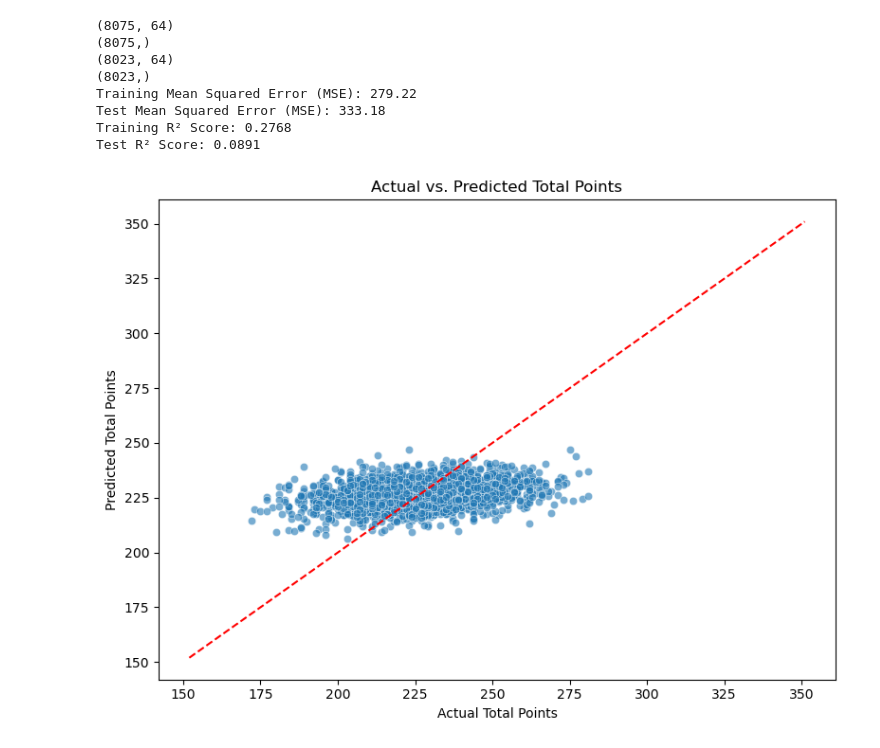
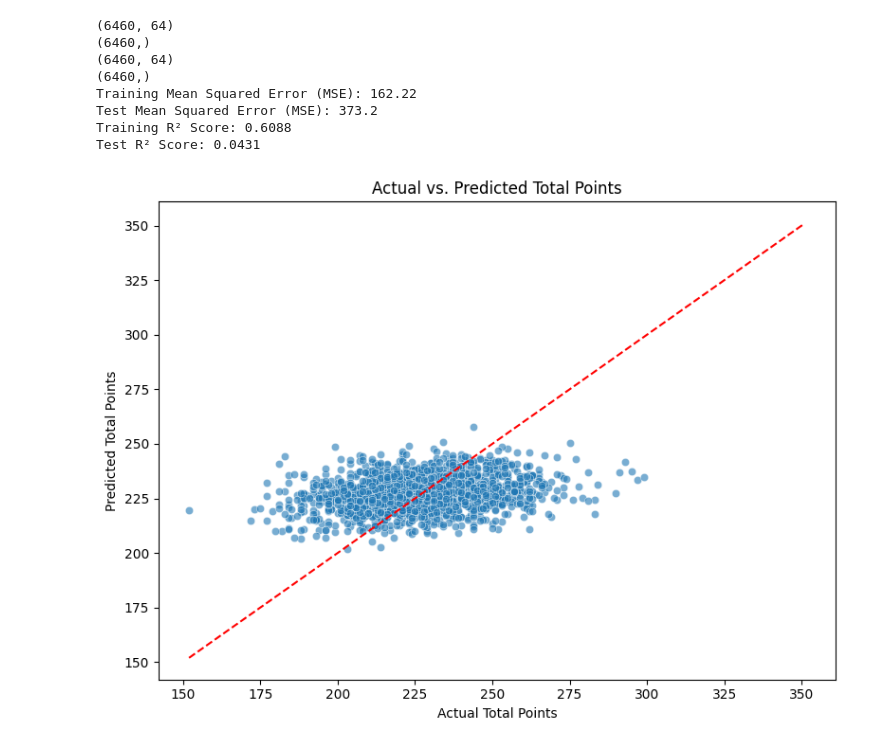
Before and after one commit to TritonEden/Oracle-Arena, a Jupyter notebook: data_extraction/pointspred_reg_final.ipynb, the cells around one changed output. Cells and saved outputs as stored; diff of their text form; code cells hidden in the pictures.

Commit message:
reseting branch to include Ryan's changes from tonight along with my model updates

```diff
--- a/data_extraction/pointspred_reg_final.ipynb
+++ b/data_extraction/pointspred_reg_final.ipynb
@@ -364,63 +376,63 @@ X_scaled = scaler.fit_transform(X)
 
 X_scaled = np.log1p(X_scaled)  # Apply log transformation to the scaled features
 
-print(X_scaled.shape)
-print(y.shape)
+# Split data into training and testing sets
+X_train, X_test, y_train, y_test = train_test_split(X_scaled, y, test_size=0.2, shuffle=False)
 
-# Apply Z-score to remove outlier scores
-y_zscore = zscore(y)
-mask = np.abs(y_zscore) < 2.8  # Create mask to remove ~50/8000 scores that are outliers
-X_scaled_filtered = X_scaled[mask]
-y_filtered = y[mask]
+print(X_train.shape)
+print(y_train.shape)
 
-print(X_scaled_filtered.shape)
-print(y_filtered.shape)
+# Apply Z-score to remove outlier scores from training data
+y_zscore = zscore(y_train)
+mask = np.abs(y_zscore) < 10  # Create mask to remove ~50/8000 scores that are outliers
+X_train = X_train[mask]
+y_train = y_train[mask]
 
-# Split data into training and testing sets
-X_train, X_test, y_train, y_test = train_test_split(X_scaled_filtered, y_filtered, test_size=0.2, shuffle=False)
+print(X_train.shape)
+print(y_train.shape)
 
 # Initialize Gradient Boosting Regressor model
-model = GradientBoostingRegressor()
+model = GradientBoostingRegressor(n_estimators=300, max_depth=5, learning_rate=0.05)
 
 # Fit the model to the training data
 model.fit(X_train, y_train)
 
 # Make predictions on the test set
 y_pred = model.predict(X_test)
 
 # Calculate MSE and R² score for both training and test sets
 y_train_pred = model.predict(X_train)  # Predictions on training set
 mse_train = mean_squared_error(y_train, y_train_pred)
 mse_test = mean_squared_error(y_test, y_pred)
 
 r2_train = r2_score(y_train, y_train_pred)
 r2_test = r2_score(y_test, y_pred)
 
 # Print performance metrics
 print("Training Mean Squared Error (MSE):", round(mse_train, 2))
 print("Test Mean Squared Error (MSE):", round(mse_test, 2))
 print("Training R² Score:", round(r2_train, 4))
 print("Test R² Score:", round(r2_test, 4))
 
 # Plot predictions vs actual for the test set
 plt.figure(figsize=(8, 6))
 sns.scatterplot(x=y_test, y=y_pred, alpha=0.6)
 plt.plot([y.min(), y.max()], [y.min(), y.max()], color='red', linestyle='--')
 plt.xlabel("Actual Total Points")
 plt.ylabel("Predicted Total Points")
 plt.title("Actual vs. Predicted Total Points")
 plt.tight_layout()
 plt.show()
 # %% [output]
-(8075, 64)
-(8075,)
-(8023, 64)
-(8023,)
-Training Mean Squared Error (MSE): 279.22
-Test Mean Squared Error (MSE): 333.18
-Training R² Score: 0.2768
-Test R² Score: 0.0891
+(6460, 64)
+(6460,)
+(6460, 64)
+(6460,)
+Training Mean Squared Error (MSE): 162.22
+Test Mean Squared Error (MSE): 373.2
+Training R² Score: 0.6088
+Test R² Score: 0.0431
-[figure, old version]
+[figure, new version]
 # %%
 import numpy as np
 import seaborn as sns
```
Also changed, not shown: parts of 8 cells of this notebook, 2 other files.
